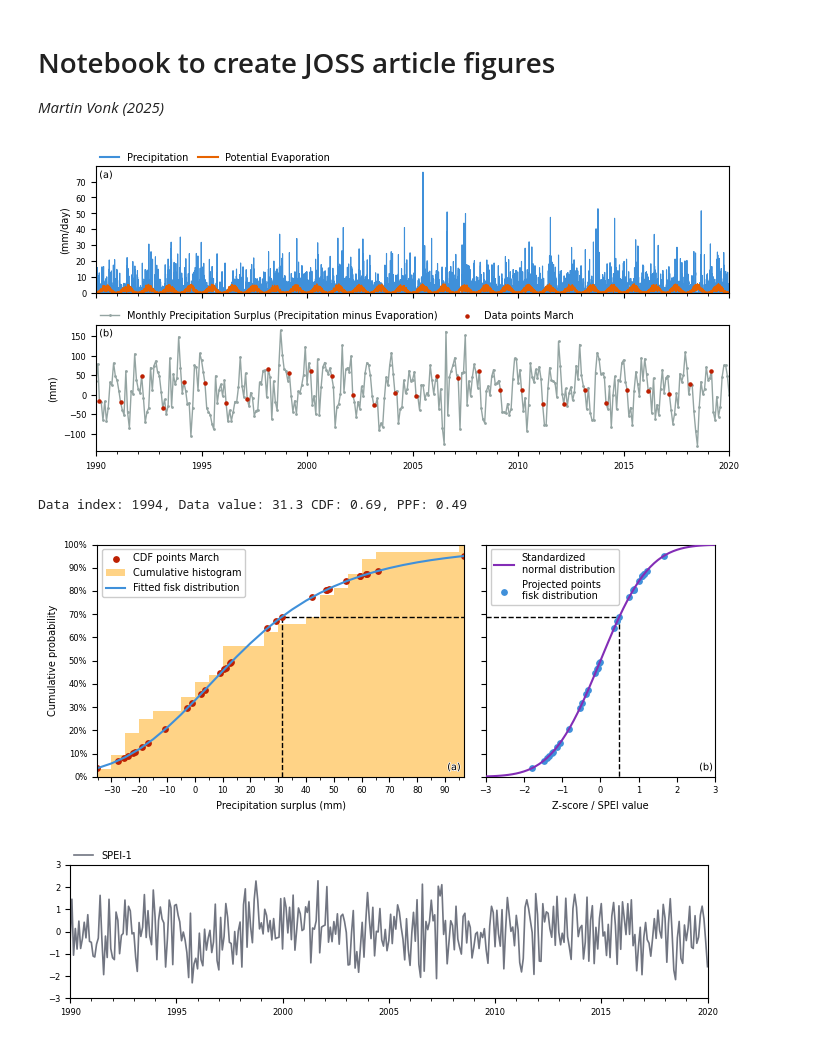
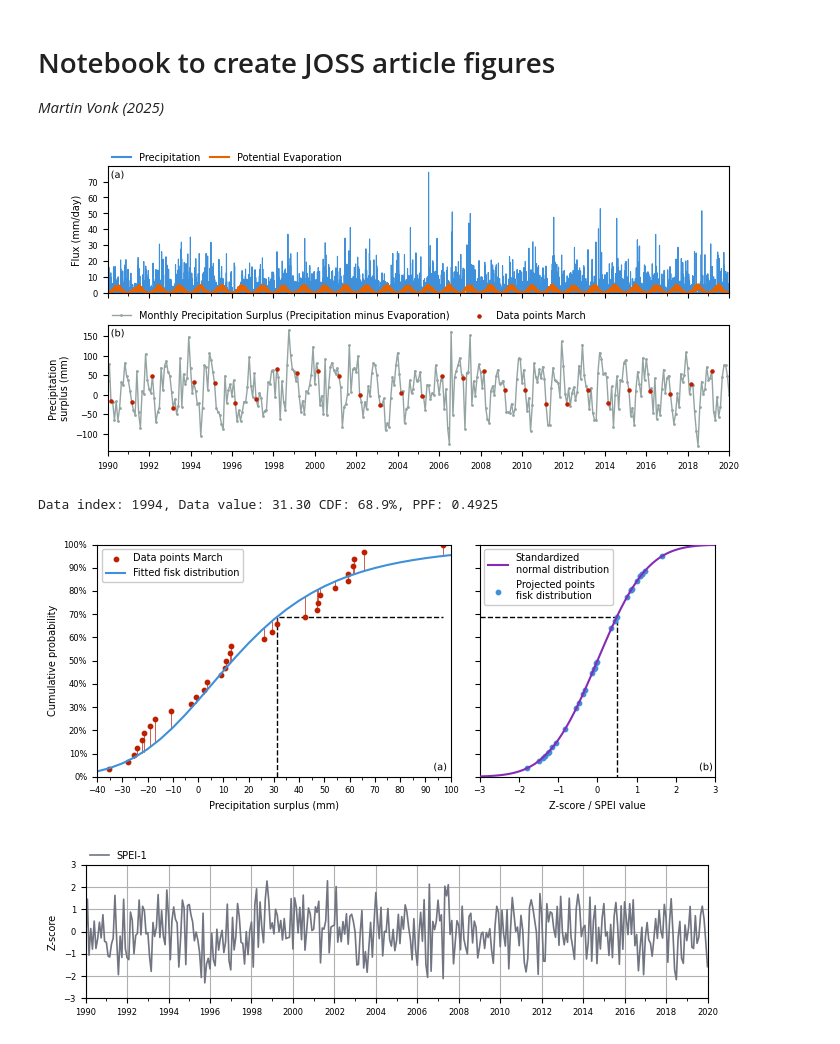
Before and after one commit to martinvonk/SPEI, a Jupyter notebook: paper/paper.ipynb, the cells around one changed output. Cells and saved outputs as stored; diff of their text form; code cells hidden in the pictures.

```diff
--- a/paper/paper.ipynb
+++ b/paper/paper.ipynb
@@ -93,7 +93,7 @@ axd["meteo"].plot([], [], color="C0", label="Precipitation")
 axd["meteo"].plot([], [], color="C6", label="Potential Evaporation")
 
 axd["meteo"].legend(loc=(0, 1), ncol=2, frameon=False, columnspacing=1.0)
-axd["meteo"].set_ylabel("(mm/day)")
+axd["meteo"].set_ylabel("Flux (mm/day)")
 
 axd["meteo"].yaxis.set_major_locator(mpl.ticker.MultipleLocator(10))
 axd["meteo"].set_ylim(bottom=0.0)
@@ -119,9 +119,9 @@ axd["sp"].scatter(
 )
 axd["sp"].yaxis.set_major_locator(mpl.ticker.MultipleLocator(50))
 axd["sp"].xaxis.set_minor_locator(mpl.dates.YearLocator(1))
-axd["sp"].xaxis.set_major_locator(mpl.dates.YearLocator(5))
+axd["sp"].xaxis.set_major_locator(mpl.dates.YearLocator(2))
 axd["sp"].set_xlim(sispei.series.index[0], sispei.series.index[-1])
-axd["sp"].set_ylabel("(mm)")
+axd["sp"].set_ylabel("Precipitation\nsurplus (mm)")
 axd["sp"].legend(loc=(0, 1), frameon=False, ncol=2)
 axes_indicator(axd["sp"], letter="b", x=0.005, y=0.97, ha="left", va="top")
 
@@ -129,4 +129,4 @@ axd["sp"].set_xlim(pd.Timestamp("1990"), pd.Timestamp("2020"))
 
 fig.savefig("figures/monthly_precipitation_surplus.png", dpi=300, bbox_inches="tight")
 # %% [output]
-[figure, old version]
+[figure, new version]
@@ -134,42 +164,41 @@ fig.savefig("figures/monthly_precipitation_surplus.png", dpi=300, bbox_inches="t
 fit_dist = sispei._dist_dict[ts]
 data = fit_dist.data.sort_values()
 cdf = fit_dist.cdf().loc[data.index]
+ecdf = sps.ecdf(data).cdf
 
 zscores = np.arange(-3.0, 3.1, 0.1)
 norm_cdf = sps.norm.cdf(zscores, loc=0.0, scale=1.0)
 norm_cdf_transformed = sps.norm.ppf(cdf.values, loc=0.0, scale=1.0)
 
-bin = 5.0
-bins = np.arange(data.min() // bin * bin, data.max() + bin, bin)
-
 fig, axd = plt.subplot_mosaic(
     [["cdf", "norm"]],
     figsize=(7.0, 3),
-    width_ratios=[1.6, 1.0],
+    width_ratios=[1.5, 1.0],
     sharey=True,
     layout="tight",
 )
-axd["cdf"].scatter(
-    data, cdf, s=15.0, label=f"CDF points {ts.strftime('%B')}", color="C2", zorder=2
+plot_ecdf(
+    ax=axd["cdf"],
+    data=data,
+    cdf=cdf,
+    ecdf=ecdf,
+    s=10.0,
+    color="C2",
+    label=f"Data points {ts.strftime('%B')}",
+    zorder=2,
 )
-axd["cdf"].hist(
-    data,
-    bins=bins,
-    density=True,
-    cumulative=True,
-    alpha=0.5,
-    label="Cumulative histogram",
-    color="C1",
-    zorder=0,
-)
+
+bin = 5.0
+bins = np.arange(data.min() // bin * bin, data.max() + bin, bin)
 axd["cdf"].plot(
     bins,
     fit_dist.dist.cdf(bins, *fit_dist.pars, loc=fit_dist.loc, scale=fit_dist.scale),
     label=f"Fitted {dist.name} distribution",
     color="C0",
 )
+
 axd["cdf"].legend(loc="upper left")
-axd["cdf"].set_xlim(np.min(data), np.max(data))
+axd["cdf"].set_xlim(np.min(bins), np.max(bins))
 axd["cdf"].xaxis.set_minor_locator(mpl.ticker.MultipleLocator(bin))
 axd["cdf"].xaxis.set_major_locator(mpl.ticker.MultipleLocator(bin * 2))
 axd["cdf"].set_ylim(0.0, 1.0)
@@ -185,7 +214,7 @@ axd["norm"].plot(
 axd["norm"].scatter(
     norm_cdf_transformed,
     cdf.values,
-    s=15.0,
+    s=10.0,
     label=f"Projected points\n{dist.name} distribution",
     color="C0",
     zorder=2,
@@ -195,39 +224,38 @@ axd["norm"].set_xlim(np.min(zscores), np.max(zscores))
 axd["norm"].set_xlabel("Z-score / SPEI value")
 
 # visualize specific data point
 idx = data.index[20]
 cdf_idx = cdf.at[idx]
 ppf_idx = sps.norm.ppf(cdf_idx)
 print(
-    f"Data index: {idx.strftime('%Y')}, Data value: {data.loc[idx]:0.1f} CDF: {cdf_idx:0.2f}, PPF: {ppf_idx:0.2f}"
+    f"Data index: {idx.strftime('%Y')}, Data value: {data.loc[idx]:0.2f} CDF: {cdf_idx:0.1%}, PPF: {ppf_idx:0.4f}"
 )
 axd["cdf"].plot(
     [data.loc[idx], data.loc[idx], np.max(data)],
     [0.0, cdf_idx, cdf_idx],
     color="k",
     linestyle="--",
     linewidth=1.0,
-    zorder=1,
+    zorder=0,
 )
 axd["norm"].plot(
     [np.min(zscores), ppf_idx, ppf_idx],
     [
         cdf_idx,
         cdf_idx,
         0.0,
     ],
     color="k",
     linestyle="--",
     linewidth=1.0,
-    zorder=1,
+    zorder=0,
 )
 axes_indicator(axd["norm"], "b", 0.99, 0.02, ha="right", va="bottom")
 
-
 fig.savefig("figures/surplus_fit_cdf.png", dpi=300, bbox_inches="tight")
 # %% [output]
-Data index: 1994, Data value: 31.3 CDF: 0.69, PPF: 0.49
+Data index: 1994, Data value: 31.30 CDF: 68.9%, PPF: 0.4925
-[figure, old version]
+[figure, new version]
 # %%
 spei1 = sispei.norm_ppf()
 
@@ -239,13 +267,15 @@ ax.set_yticks(
 ax.set_xlim(spei1.index[0], spei1.index[-1])
 ax.set_ylim(-3.0, 3.0)
 ax.xaxis.set_minor_locator(mpl.dates.YearLocator(1))
-ax.xaxis.set_major_locator(mpl.dates.YearLocator(5))
+ax.xaxis.set_major_locator(mpl.dates.YearLocator(2))
 ax.legend(loc=(0, 1), frameon=False, ncol=2)
 ax.set_xlim(pd.Timestamp("1990"), pd.Timestamp("2020"))
+ax.set_ylabel("Z-score")
+ax.grid(True)
 
 fig.savefig("figures/spei1.png", dpi=300, bbox_inches="tight")
 # %% [output]
-[figure, old version]
+[figure, new version]
 # %%
 timescale = 30
 
```
Also changed, not shown: parts of 4 cells of this notebook, 8 other files.
